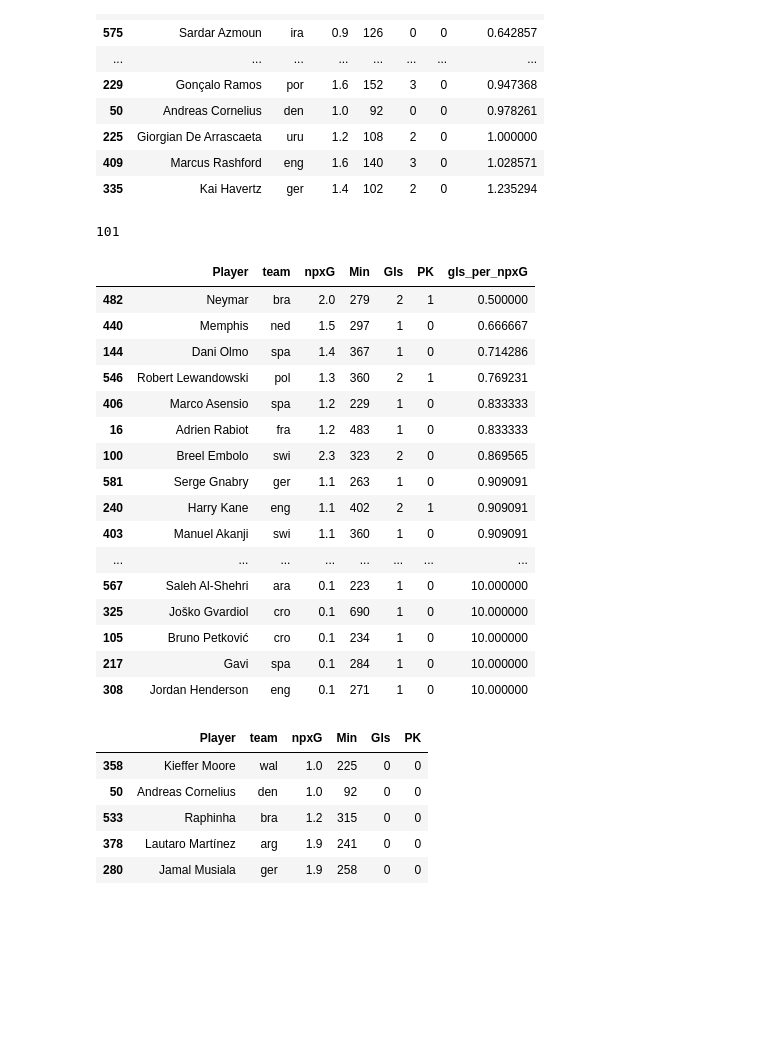
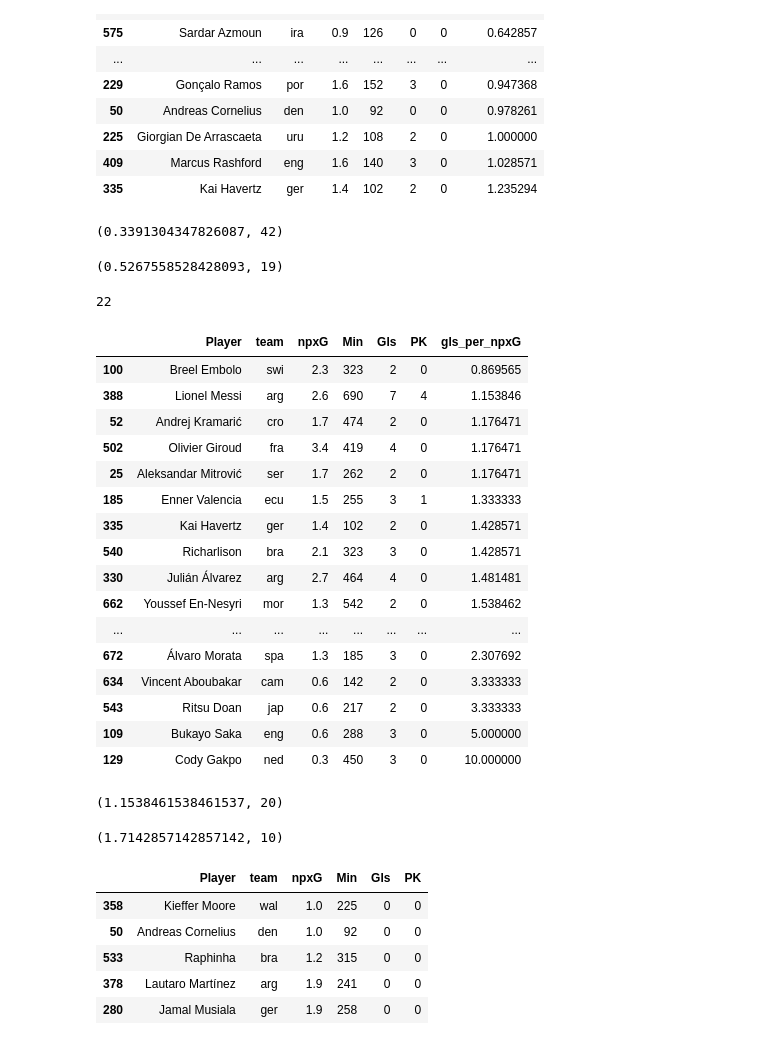
Before and after one commit to seppo0010/analisis-predicciones-mundial-2022, a Jupyter notebook: Untitled4.ipynb, the cells around one changed output. Drawn from its saved outputs; the diff is of its cells as text; code cells hidden in the pictures; blank space fills up the shorter version.

```diff
--- a/Untitled4.ipynb
+++ b/Untitled4.ipynb
@@ -90,37 +90,53 @@ sums.sort_values(by='npxG_per_90')[['Player', 'team', 'npxG', 'Min', 'Gls', 'PK'
 | 225 | Giorgian De Arrascaeta | uru | 1.2 | 108 | 2 | 0 | 1.000000 |
 | 409 | Marcus Rashford | eng | 1.6 | 140 | 3 | 0 | 1.028571 |
 | 335 | Kai Havertz | ger | 1.4 | 102 | 2 | 0 | 1.235294 |
+# %%
+sums[sums['Player'] == 'Lionel Messi']['npxG_per_90'].iloc[0], (sums['npxG_per_90'] > sums[sums['Player'] == 'Lionel Messi']['npxG_per_90'].iloc[0]).sum()
+# %% [output]
+(0.3391304347826087, 42)
+# %%
+sums[sums['Player'] == 'Kylian Mbappé']['npxG_per_90'].iloc[0], (sums['npxG_per_90'] > sums[sums['Player'] == 'Kylian Mbappé']['npxG_per_90'].iloc[0]).sum()
+# %% [output]
+(0.5267558528428093, 19)
 # %%
 sums['gls_per_npxG'] = sums.apply(lambda row: 0 if row['npxG'] == 0 or row['Gls']-row['PK'] < 1 else (row['Gls']-row['PK']) / row['npxG'], axis=1)
 gls_per_npxG = sums.sort_values(by='gls_per_npxG')[['Player', 'team', 'npxG', 'Min', 'Gls', 'PK', 'gls_per_npxG']]
-gls_per_npxG = gls_per_npxG[gls_per_npxG['Gls'] - gls_per_npxG['PK'] >= 1]
+gls_per_npxG = gls_per_npxG[gls_per_npxG['Gls'] - gls_per_npxG['PK'] >= 2]
 print(gls_per_npxG.shape[0])
 gls_per_npxG
 # %% [output]
-101
+22
 |  | Player | team | npxG | Min | Gls | PK | gls_per_npxG |
-| 482 | Neymar | bra | 2.0 | 279 | 2 | 1 | 0.500000 |
-| 440 | Memphis | ned | 1.5 | 297 | 1 | 0 | 0.666667 |
-| 144 | Dani Olmo | spa | 1.4 | 367 | 1 | 0 | 0.714286 |
-| 546 | Robert Lewandowski | pol | 1.3 | 360 | 2 | 1 | 0.769231 |
-| 406 | Marco Asensio | spa | 1.2 | 229 | 1 | 0 | 0.833333 |
-| 16 | Adrien Rabiot | fra | 1.2 | 483 | 1 | 0 | 0.833333 |
 | 100 | Breel Embolo | swi | 2.3 | 323 | 2 | 0 | 0.869565 |
-| 581 | Serge Gnabry | ger | 1.1 | 263 | 1 | 0 | 0.909091 |
-| 240 | Harry Kane | eng | 1.1 | 402 | 2 | 1 | 0.909091 |
-| 403 | Manuel Akanji | swi | 1.1 | 360 | 1 | 0 | 0.909091 |
+| 388 | Lionel Messi | arg | 2.6 | 690 | 7 | 4 | 1.153846 |
+| 52 | Andrej Kramarić | cro | 1.7 | 474 | 2 | 0 | 1.176471 |
+| 502 | Olivier Giroud | fra | 3.4 | 419 | 4 | 0 | 1.176471 |
+| 25 | Aleksandar Mitrović | ser | 1.7 | 262 | 2 | 0 | 1.176471 |
+| 185 | Enner Valencia | ecu | 1.5 | 255 | 3 | 1 | 1.333333 |
+| 335 | Kai Havertz | ger | 1.4 | 102 | 2 | 0 | 1.428571 |
+| 540 | Richarlison | bra | 2.1 | 323 | 3 | 0 | 1.428571 |
+| 330 | Julián Álvarez | arg | 2.7 | 464 | 4 | 0 | 1.481481 |
+| 662 | Youssef En-Nesyri | mor | 1.3 | 542 | 2 | 0 | 1.538462 |
 | ... | ... | ... | ... | ... | ... | ... | ... |
-| 567 | Saleh Al-Shehri | ara | 0.1 | 223 | 1 | 0 | 10.000000 |
-| 325 | Joško Gvardiol | cro | 0.1 | 690 | 1 | 0 | 10.000000 |
-| 105 | Bruno Petković | cro | 0.1 | 234 | 1 | 0 | 10.000000 |
-| 217 | Gavi | spa | 0.1 | 284 | 1 | 0 | 10.000000 |
-| 308 | Jordan Henderson | eng | 0.1 | 271 | 1 | 0 | 10.000000 |
+| 672 | Álvaro Morata | spa | 1.3 | 185 | 3 | 0 | 2.307692 |
+| 634 | Vincent Aboubakar | cam | 0.6 | 142 | 2 | 0 | 3.333333 |
+| 543 | Ritsu Doan | jap | 0.6 | 217 | 2 | 0 | 3.333333 |
+| 109 | Bukayo Saka | eng | 0.6 | 288 | 3 | 0 | 5.000000 |
+| 129 | Cody Gakpo | ned | 0.3 | 450 | 3 | 0 | 10.000000 |
-# %%
-sums[sums['Gls'] == sums['PK']].sort_values(by='npxG').tail()[['Player', 'team', 'npxG', 'Min', 'Gls', 'PK']]
-# %% [output]
-|  | Player | team | npxG | Min | Gls | PK |
-| 358 | Kieffer Moore | wal | 1.0 | 225 | 0 | 0 |
-| 50 | Andreas Cornelius | den | 1.0 | 92 | 0 | 0 |
-| 533 | Raphinha | bra | 1.2 | 315 | 0 | 0 |
-| 378 | Lautaro Martínez | arg | 1.9 | 241 | 0 | 0 |
-| 280 | Jamal Musiala | ger | 1.9 | 258 | 0 | 0 |
+# %%
+gls_per_npxG[gls_per_npxG['Player'] == 'Lionel Messi']['gls_per_npxG'].iloc[0], (gls_per_npxG['gls_per_npxG'] > gls_per_npxG[gls_per_npxG['Player'] == 'Lionel Messi']['gls_per_npxG'].iloc[0]).sum()
+# %% [output]
+(1.1538461538461537, 20)
+# %%
+gls_per_npxG[gls_per_npxG['Player'] == 'Kylian Mbappé']['gls_per_npxG'].iloc[0], (gls_per_npxG['gls_per_npxG'] > gls_per_npxG[gls_per_npxG['Player'] == 'Kylian Mbappé']['gls_per_npxG'].iloc[0]).sum()
+# %% [output]
+(1.7142857142857142, 10)
+# %%
+sums[sums['Gls'] == sums['PK']].sort_values(by='npxG').tail()[['Player', 'team', 'npxG', 'Min', 'Gls', 'PK']]
+# %% [output]
+|  | Player | team | npxG | Min | Gls | PK |
+| 358 | Kieffer Moore | wal | 1.0 | 225 | 0 | 0 |
+| 50 | Andreas Cornelius | den | 1.0 | 92 | 0 | 0 |
+| 533 | Raphinha | bra | 1.2 | 315 | 0 | 0 |
+| 378 | Lautaro Martínez | arg | 1.9 | 241 | 0 | 0 |
+| 280 | Jamal Musiala | ger | 1.9 | 258 | 0 | 0 |
```
